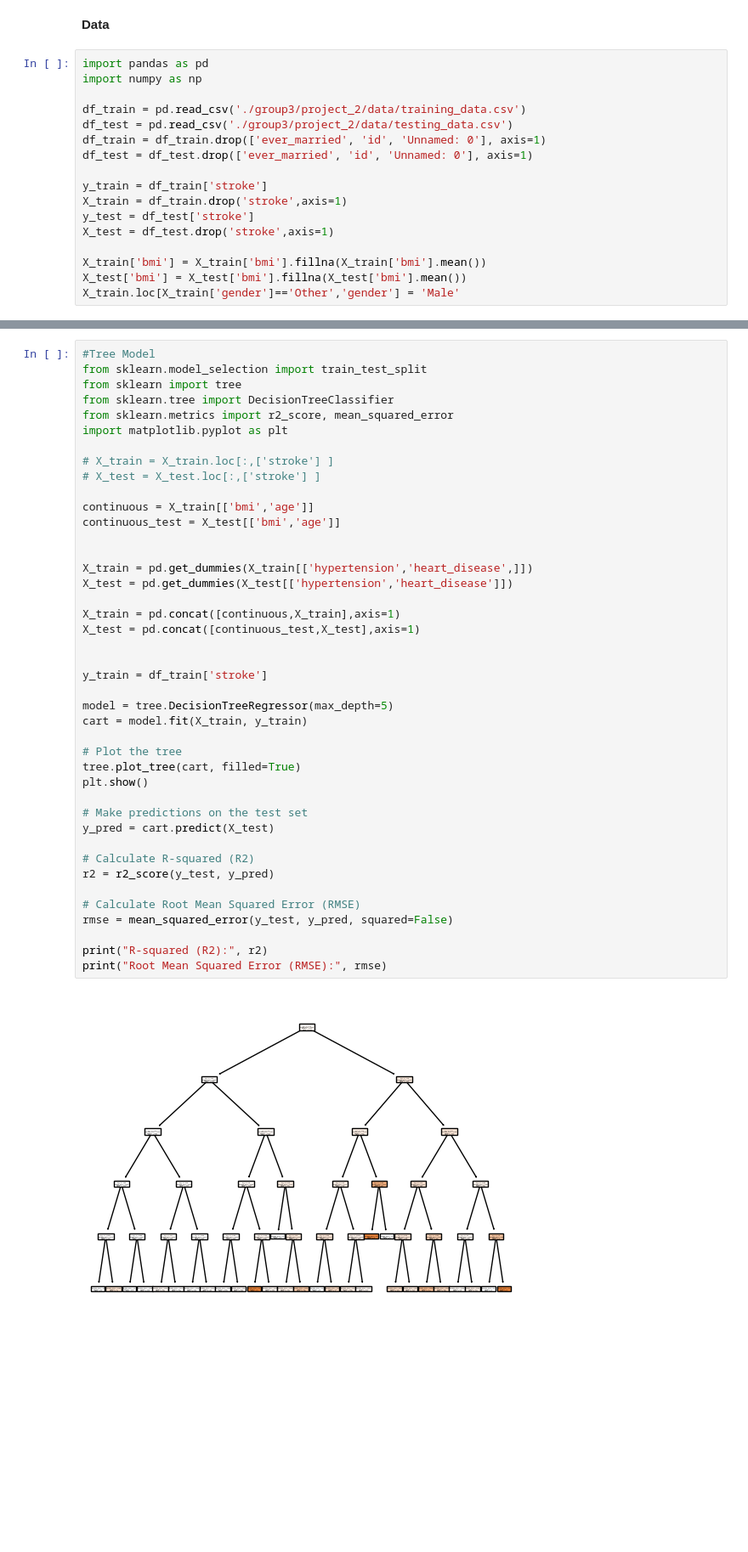
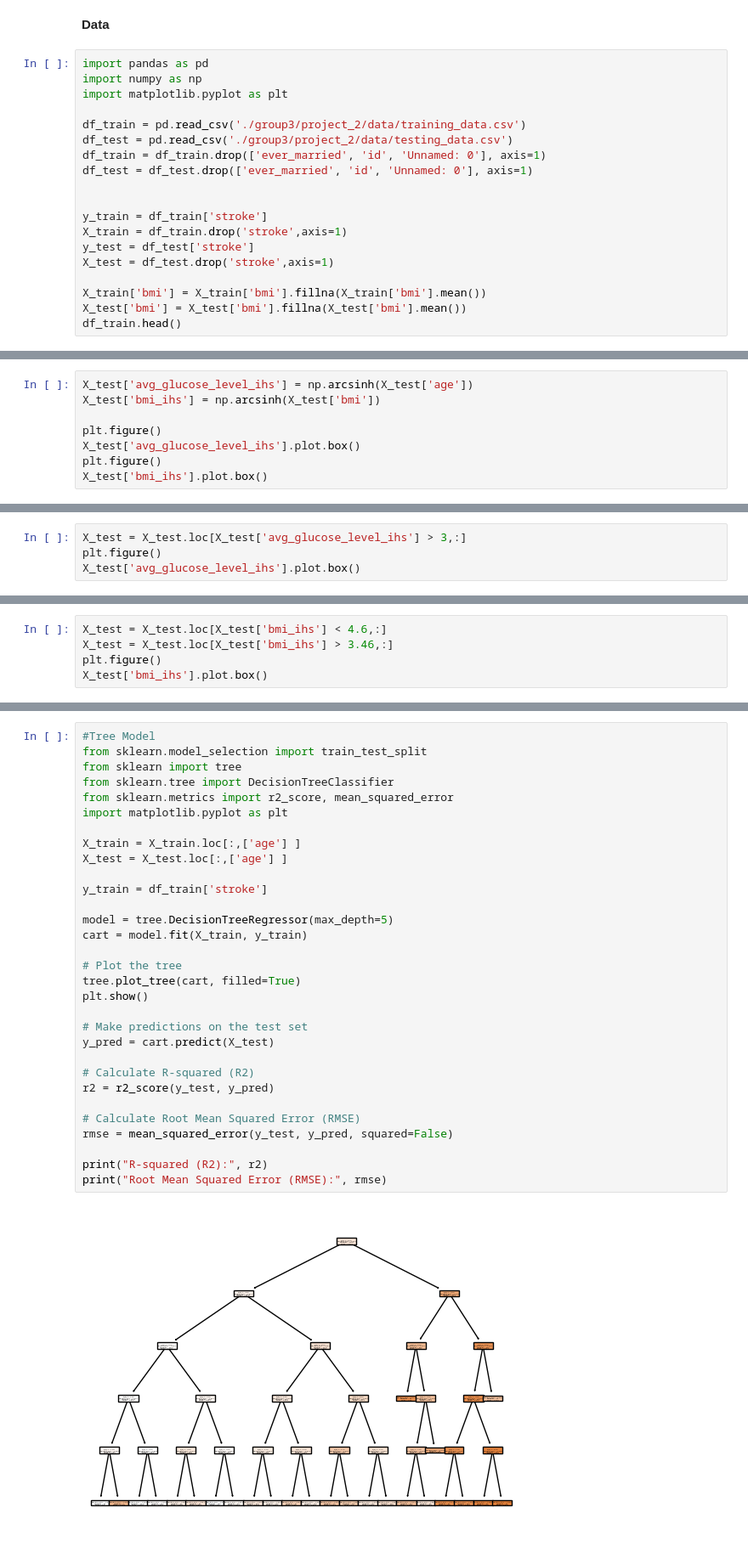
Before and after one commit to DS3001/group3, a Jupyter notebook: Project2.ipynb, the cells around one changed output, grey strips where cells are left out. Shown: that part at 85% size. Saved outputs shown, nothing was run; the diff lists cells and outputs as text; blank space fills up the shorter version.

Commit message:
arcsinh transformation

```diff
--- a/Project2.ipynb
+++ b/Project2.ipynb
@@ -9,11 +9,13 @@ fatal: destination path 'group3' already exists and is not an empty directory.
 # %%
 import pandas as pd
 import numpy as np
+import matplotlib.pyplot as plt
 
 df_train = pd.read_csv('./group3/project_2/data/training_data.csv')
 df_test = pd.read_csv('./group3/project_2/data/testing_data.csv')
 df_train = df_train.drop(['ever_married', 'id', 'Unnamed: 0'], axis=1)
 df_test = df_test.drop(['ever_married', 'id', 'Unnamed: 0'], axis=1)
+
 
 y_train = df_train['stroke']
 X_train = df_train.drop('stroke',axis=1)
@@ -22,4 +24,4 @@ X_test = df_test.drop('stroke',axis=1)
 
 X_train['bmi'] = X_train['bmi'].fillna(X_train['bmi'].mean())
 X_test['bmi'] = X_test['bmi'].fillna(X_test['bmi'].mean())
-X_train.loc[X_train['gender']=='Other','gender'] = 'Male'
+df_train.head()
@@ -25,0 +47,8 @@ X_train.loc[X_train['gender']=='Other','gender'] = 'Male'
+# %%
+X_test['avg_glucose_level_ihs'] = np.arcsinh(X_test['age'])
+X_test['bmi_ihs'] = np.arcsinh(X_test['bmi'])
+
+plt.figure()
+X_test['avg_glucose_level_ihs'].plot.box()
+plt.figure()
+X_test['bmi_ihs'].plot.box()
@@ -25,0 +59,4 @@ X_train.loc[X_train['gender']=='Other','gender'] = 'Male'
+# %%
+X_test = X_test.loc[X_test['avg_glucose_level_ihs'] > 3,:]
+plt.figure()
+X_test['avg_glucose_level_ihs'].plot.box()
@@ -25,0 +66,5 @@ X_train.loc[X_train['gender']=='Other','gender'] = 'Male'
+# %%
+X_test = X_test.loc[X_test['bmi_ihs'] < 4.6,:]
+X_test = X_test.loc[X_test['bmi_ihs'] > 3.46,:]
+plt.figure()
+X_test['bmi_ihs'].plot.box()
@@ -26,44 +74,33 @@ X_train.loc[X_train['gender']=='Other','gender'] = 'Male'
 # %%
 #Tree Model
 from sklearn.model_selection import train_test_split
 from sklearn import tree
 from sklearn.tree import DecisionTreeClassifier
 from sklearn.metrics import r2_score, mean_squared_error
 import matplotlib.pyplot as plt
 
-# X_train = X_train.loc[:,['stroke'] ]
-# X_test = X_test.loc[:,['stroke'] ]
-
-continuous = X_train[['bmi','age']]
-continuous_test = X_test[['bmi','age']]
-
-
-X_train = pd.get_dummies(X_train[['hypertension','heart_disease',]])
-X_test = pd.get_dummies(X_test[['hypertension','heart_disease']])
-
-X_train = pd.concat([continuous,X_train],axis=1)
-X_test = pd.concat([continuous_test,X_test],axis=1)
-
+X_train = X_train.loc[:,['age'] ]
+X_test = X_test.loc[:,['age'] ]
 
 y_train = df_train['stroke']
 
 model = tree.DecisionTreeRegressor(max_depth=5)
 cart = model.fit(X_train, y_train)
 
 # Plot the tree
 tree.plot_tree(cart, filled=True)
 plt.show()
 
 # Make predictions on the test set
 y_pred = cart.predict(X_test)
 
 # Calculate R-squared (R2)
 r2 = r2_score(y_test, y_pred)
 
 # Calculate Root Mean Squared Error (RMSE)
 rmse = mean_squared_error(y_test, y_pred, squared=False)
 
 print("R-squared (R2):", r2)
 print("Root Mean Squared Error (RMSE):", rmse)
 # %% [output]
-[figure, old version]
+[figure, new version]
```
Also changed, not shown: parts of 6 cells of this notebook.
